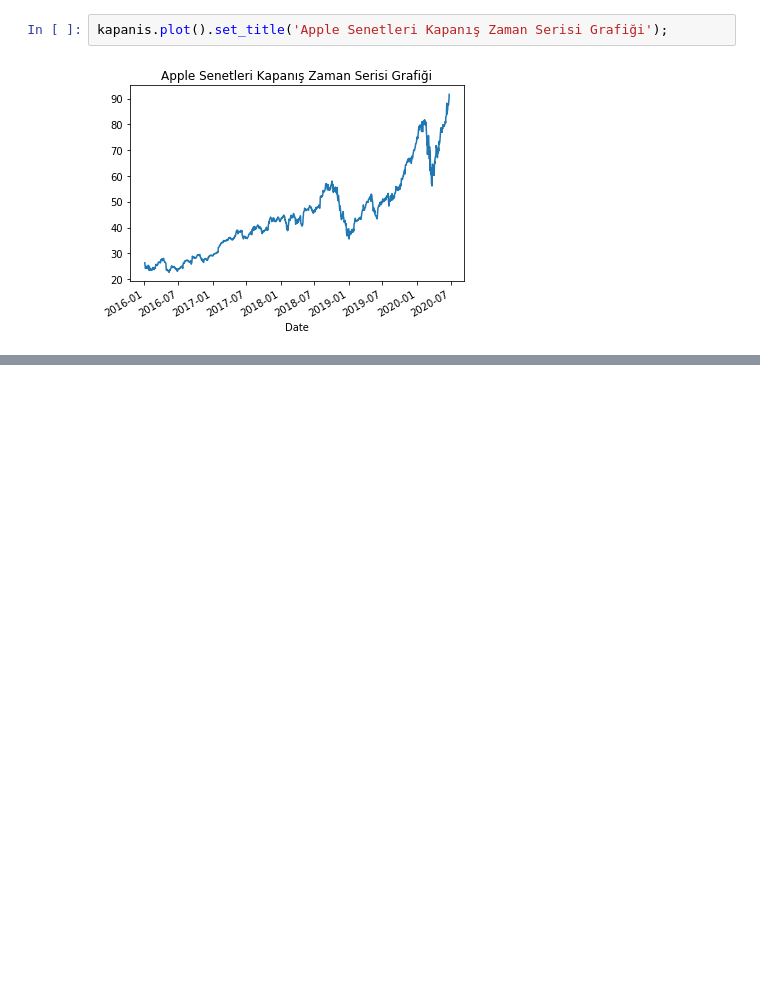
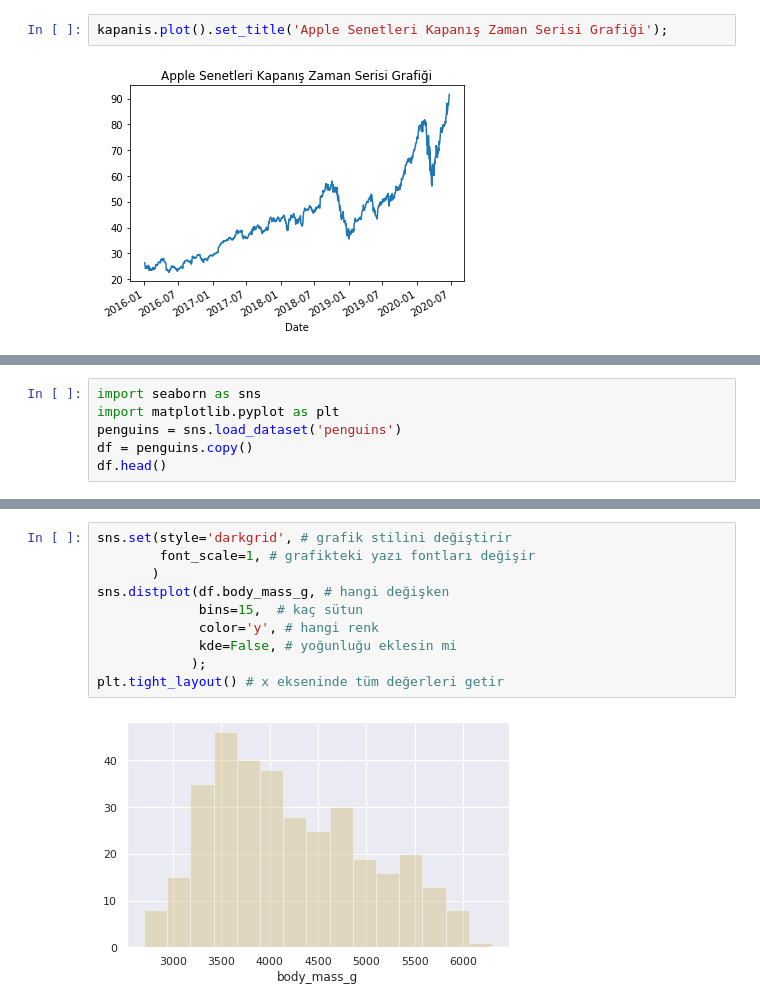
Before and after one commit to mebaysan/VeriBilimi, a Jupyter notebook: 3-)KesifciVeriAnaliziVeVeriGorsellestirme/tum_notlar.ipynb, the cells around one changed output, grey strips where cells are left out. Cells and saved outputs as stored; diff of their text form; blank space fills up the shorter version.

```diff
--- a/3-)KesifciVeriAnaliziVeVeriGorsellestirme/tum_notlar.ipynb
+++ b/3-)KesifciVeriAnaliziVeVeriGorsellestirme/tum_notlar.ipynb
@@ -1056,0 +1062,6 @@ kapanis.plot().set_title('Apple Senetleri Kapanış Zaman Serisi Grafiği');
+# %%
+import seaborn as sns
+import matplotlib.pyplot as plt
+penguins = sns.load_dataset('penguins')
+df = penguins.copy()
+df.head()
@@ -1056,0 +1075,12 @@ kapanis.plot().set_title('Apple Senetleri Kapanış Zaman Serisi Grafiği');
+# %%
+sns.set(style='darkgrid', # grafik stilini değiştirir
+        font_scale=1, # grafikteki yazı fontları değişir
+       )
+sns.distplot(df.body_mass_g, # hangi değişken
+             bins=15,  # kaç sütun
+             color='y', # hangi renk
+             kde=False, # yoğunluğu eklesin mi
+            );
+plt.tight_layout() # x ekseninde tüm değerleri getir
+# %% [output]
+[figure, added]
```
Also changed, not shown: parts of 31 cells of this notebook.
